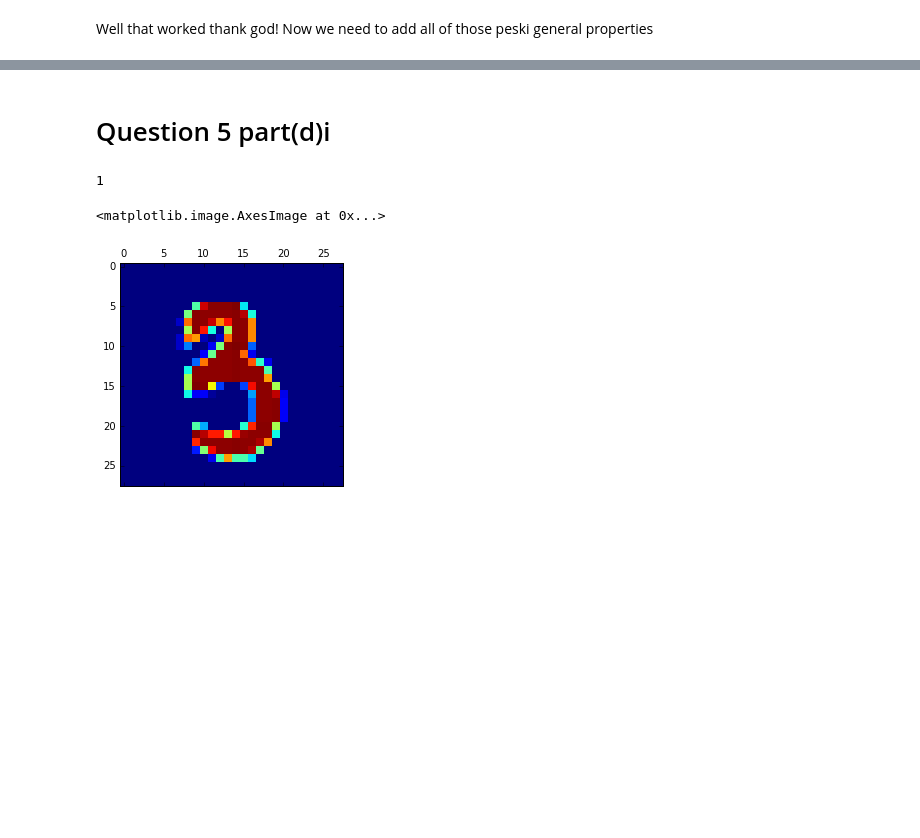
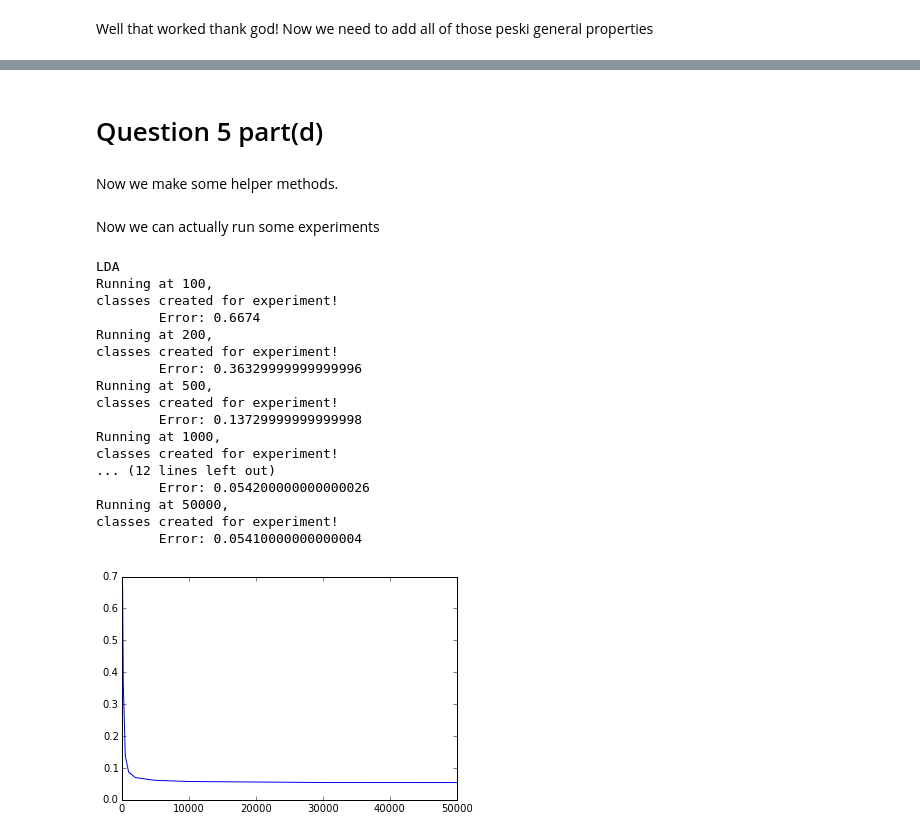
Before and after one commit to MadcowD/cs189, a Jupyter notebook: hw3/Homework 3!.ipynb, the cells around one changed output, grey strips where cells are left out. Cells and saved outputs as stored; diff of their text form; code cells hidden in the pictures; blank space fills up the shorter version.

```diff
--- a/hw3/Homework 3!.ipynb
+++ b/hw3/Homework 3!.ipynb
@@ -149,11 +145,4 @@ plt.matshow(precall)
 # %% [markdown]
-# Question 5 part(d)i
+# Question 5 part(d)
-# %%
-np.argmax([image_train_class[i].qda(image_train_class[8].data[10]) for i in range(10)])
-# %% [output]
-1
-# %%
-plt.matshow(image_train_class[3].data[2].reshape((28,28)))
-# %% [output]
-<matplotlib.image.AxesImage at 0x...>
-[figure, removed]
+# %% [markdown]
+Now we make some helper methods.
@@ -159,0 +185,33 @@ plt.matshow(image_train_class[3].data[2].reshape((28,28)))
+# %% [markdown]
+Now we can actually run some experiments
+# %%
+#LDA
+print("LDA")
+errors = []
+for count in experiment_count:
+    print("Running at %s," %  count)
+    error = experiment(lda, 10, image_train_data,image_train_label , image_valid_data, image_valid_label, count)
+    print("\tError: %s" % error)
+    errors.append(error)
+
+plt.plot(experiment_count, errors)
+plt.show()
+# %% [output]
+LDA
+Running at 100,
+classes created for experiment!
+        Error: 0.6674
+Running at 200,
+classes created for experiment!
+        Error: 0.36329999999999996
+Running at 500,
+classes created for experiment!
+        Error: 0.13729999999999998
+Running at 1000,
+classes created for experiment!
+... (12 lines left out)
+        Error: 0.054200000000000026
+Running at 50000,
+classes created for experiment!
+        Error: 0.05410000000000004
+[figure, added]
```
Also changed, not shown: parts of 20 cells of this notebook, 3 other files.
